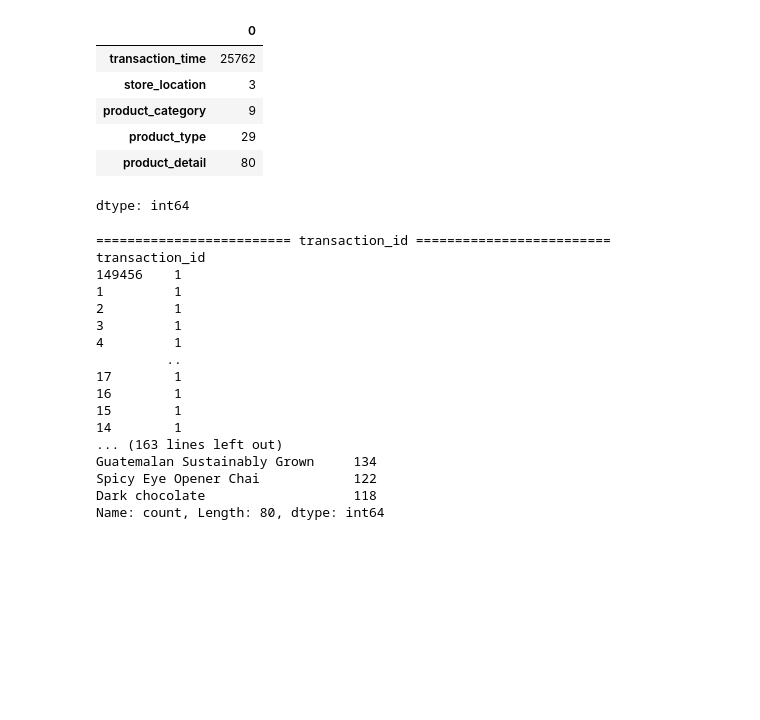
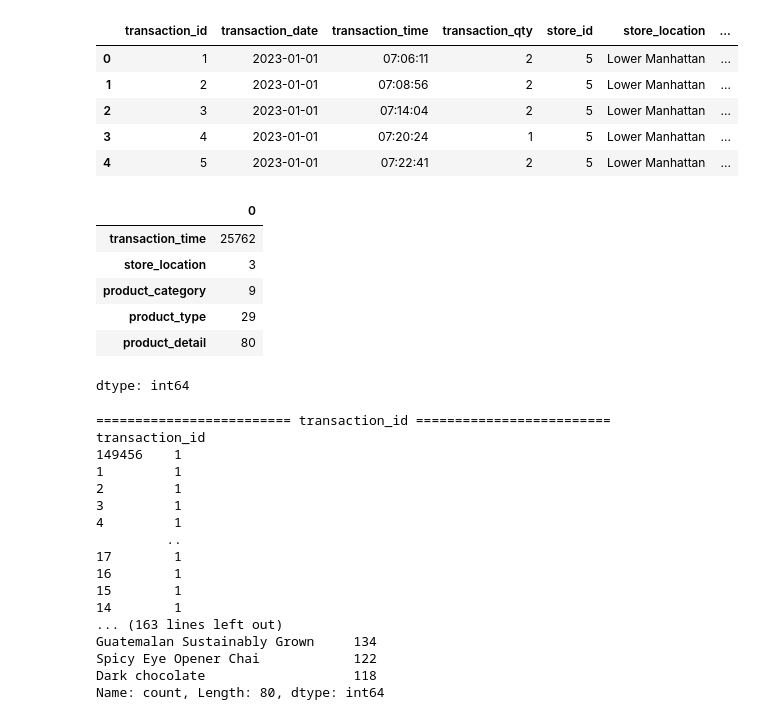
Before and after one commit to hananbahtiti/Coffee_Sales, a Jupyter notebook: data_preprocessing.ipynb, the cells around one changed output. Saved outputs shown, nothing was run; the diff lists cells and outputs as text; code cells hidden in the pictures; blank space fills up the shorter version.

```diff
--- a/data_preprocessing.ipynb
+++ b/data_preprocessing.ipynb
@@ -100,7 +100,7 @@ class DataPreprocessing():
             df = self.__download_dataset()  # Load dataset
             info = df.info()  # Get summary info of dataset (printed to console)
             head = df.head()  # Get first 5 rows
-            return info, head  # Return info and head
+            return df, info, head  # Return info and head
 
         except Exception as e:
             return f"An error occurred: {e}"  # Return error message
@@ -171,0 +134,3 @@ memory usage: 12.5+ MB
+# %%
+df, info, head = coffee_sales.read_dataset()
+info
@@ -172,3 +156,12 @@ memory usage: 12.5+ MB
+# %%
+head
+# %% [output]
+|  | transaction_id | transaction_date | transaction_time | transaction_qty | store_id | store_location | ... |
+| 0 | 1 | 2023-01-01 | 07:06:11 | 2 | 5 | Lower Manhattan | ... |
+| 1 | 2 | 2023-01-01 | 07:08:56 | 2 | 5 | Lower Manhattan | ... |
+| 2 | 3 | 2023-01-01 | 07:14:04 | 2 | 5 | Lower Manhattan | ... |
+| 3 | 4 | 2023-01-01 | 07:20:24 | 1 | 5 | Lower Manhattan | ... |
+| 4 | 5 | 2023-01-01 | 07:22:41 | 2 | 5 | Lower Manhattan | ... |
 # %%
 coffee_sales.show_data()
 # %% [output]
```
Also changed, not shown: parts of 4 cells of this notebook.
